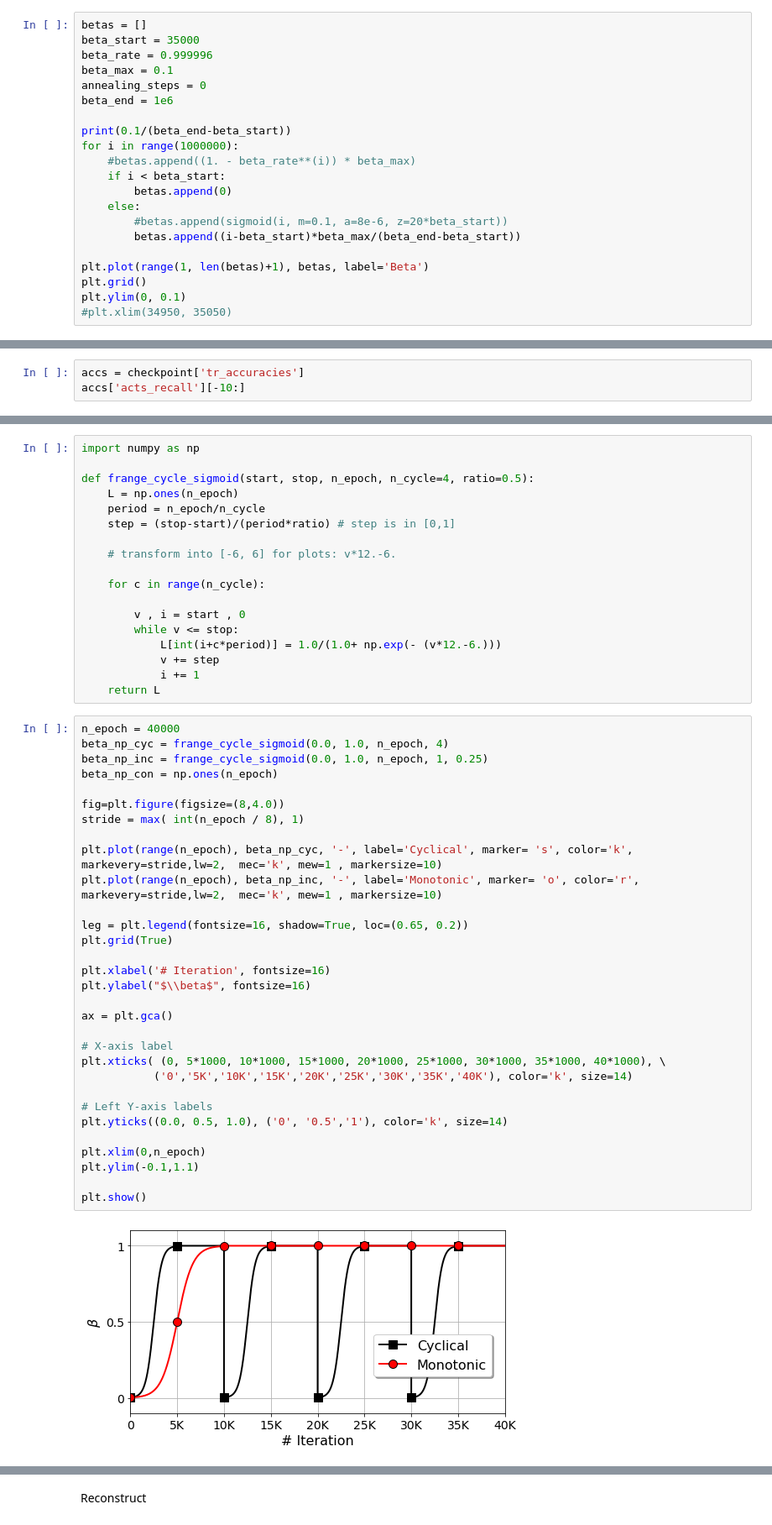
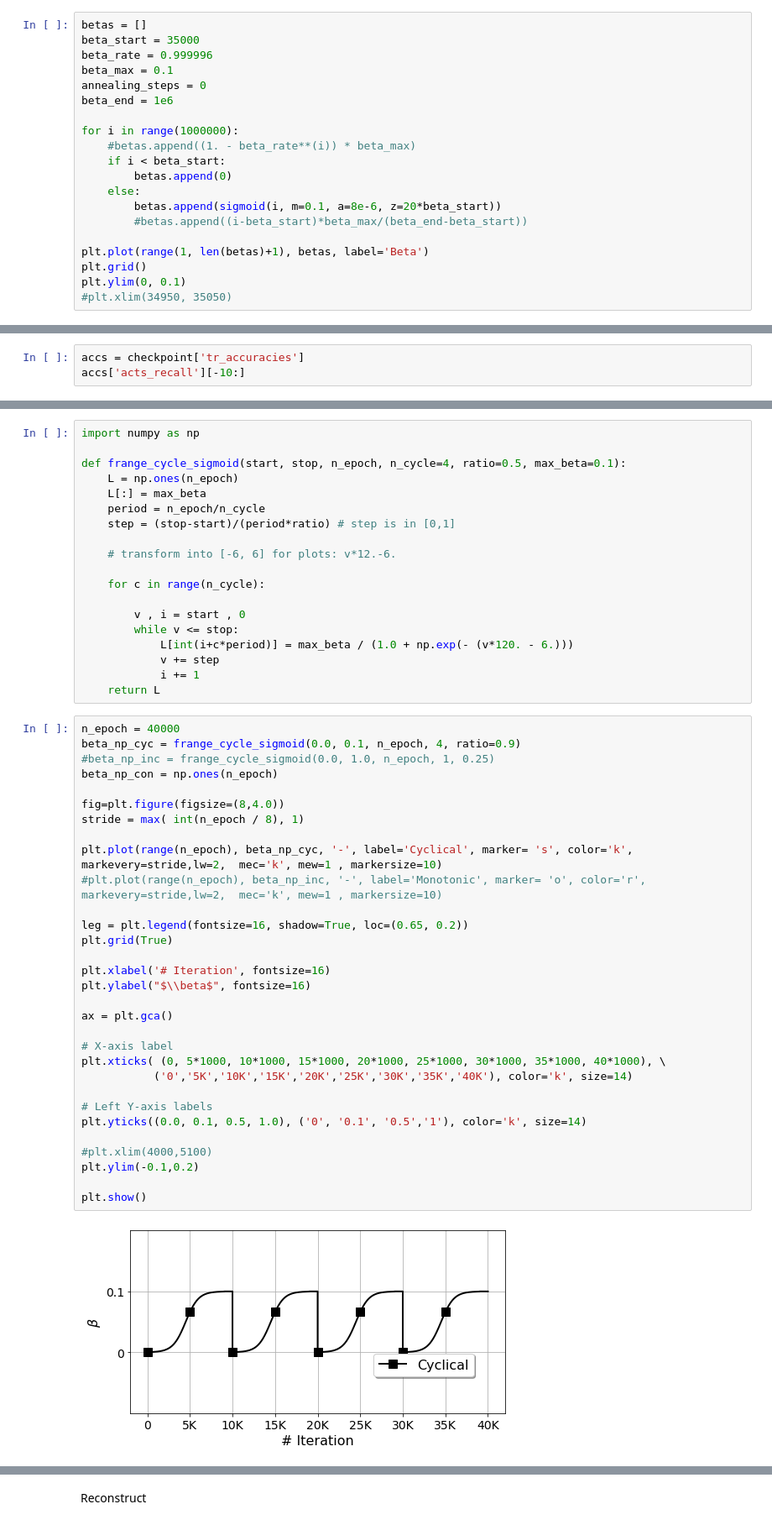
Before and after one commit to EmanueleCosenza/polyphemus, a Jupyter notebook: plot.ipynb, the cells around one changed output, grey strips where cells are left out. Shown at 84% size. Cells and saved outputs as stored; diff of their text form.

```diff
--- a/plot.ipynb
+++ b/plot.ipynb
@@ -103,14 +105,13 @@ beta_max = 0.1
 annealing_steps = 0
 beta_end = 1e6
 
-print(0.1/(beta_end-beta_start))
 for i in range(1000000):
     #betas.append((1. - beta_rate**(i)) * beta_max)
     if i < beta_start:
         betas.append(0)
     else:
-        #betas.append(sigmoid(i, m=0.1, a=8e-6, z=20*beta_start))
-        betas.append((i-beta_start)*beta_max/(beta_end-beta_start))
+        betas.append(sigmoid(i, m=0.1, a=8e-6, z=20*beta_start))
+        #betas.append((i-beta_start)*beta_max/(beta_end-beta_start))
 
 plt.plot(range(1, len(betas)+1), betas, label='Beta')
 plt.grid()
@@ -127,8 +167,9 @@ accs['acts_recall'][-10:]
 # %%
 import numpy as np
 
-def frange_cycle_sigmoid(start, stop, n_epoch, n_cycle=4, ratio=0.5):
+def frange_cycle_sigmoid(start, stop, n_epoch, n_cycle=4, ratio=0.5, max_beta=0.1):
     L = np.ones(n_epoch)
+    L[:] = max_beta
     period = n_epoch/n_cycle
     step = (stop-start)/(period*ratio) # step is in [0,1]
 
@@ -138,40 +179,40 @@ def frange_cycle_sigmoid(start, stop, n_epoch, n_cycle=4, ratio=0.5):
 
         v , i = start , 0
         while v <= stop:
-            L[int(i+c*period)] = 1.0/(1.0+ np.exp(- (v*12.-6.)))
+            L[int(i+c*period)] = max_beta / (1.0 + np.exp(- (v*120. - 6.)))
             v += step
             i += 1
     return L
 # %%
 n_epoch = 40000
-beta_np_cyc = frange_cycle_sigmoid(0.0, 1.0, n_epoch, 4)
-beta_np_inc = frange_cycle_sigmoid(0.0, 1.0, n_epoch, 1, 0.25)
+beta_np_cyc = frange_cycle_sigmoid(0.0, 0.1, n_epoch, 4, ratio=0.9)
+#beta_np_inc = frange_cycle_sigmoid(0.0, 1.0, n_epoch, 1, 0.25)
 beta_np_con = np.ones(n_epoch)
 
 fig=plt.figure(figsize=(8,4.0))
 stride = max( int(n_epoch / 8), 1)
 
 plt.plot(range(n_epoch), beta_np_cyc, '-', label='Cyclical', marker= 's', color='k', markevery=stride,lw=2,  mec='k', mew=1 , markersize=10)
-plt.plot(range(n_epoch), beta_np_inc, '-', label='Monotonic', marker= 'o', color='r', markevery=stride,lw=2,  mec='k', mew=1 , markersize=10)
+#plt.plot(range(n_epoch), beta_np_inc, '-', label='Monotonic', marker= 'o', color='r', markevery=stride,lw=2,  mec='k', mew=1 , markersize=10)
 
 leg = plt.legend(fontsize=16, shadow=True, loc=(0.65, 0.2))
 plt.grid(True)
 
 plt.xlabel('# Iteration', fontsize=16)
 plt.ylabel("$\\beta$", fontsize=16)
 
 ax = plt.gca()
 
 # X-axis label
 plt.xticks( (0, 5*1000, 10*1000, 15*1000, 20*1000, 25*1000, 30*1000, 35*1000, 40*1000), \
            ('0','5K','10K','15K','20K','25K','30K','35K','40K'), color='k', size=14)
 
 # Left Y-axis labels
-plt.yticks((0.0, 0.5, 1.0), ('0', '0.5','1'), color='k', size=14)
+plt.yticks((0.0, 0.1, 0.5, 1.0), ('0', '0.1', '0.5','1'), color='k', size=14)
 
-plt.xlim(0,n_epoch)
-plt.ylim(-0.1,1.1)
+#plt.xlim(4000,5100)
+plt.ylim(-0.1,0.2)
 
 plt.show()
 # %% [output]
-[figure, old version]
+[figure, new version]
```
Also changed, not shown: parts of 9 cells of this notebook, 2 other files.
